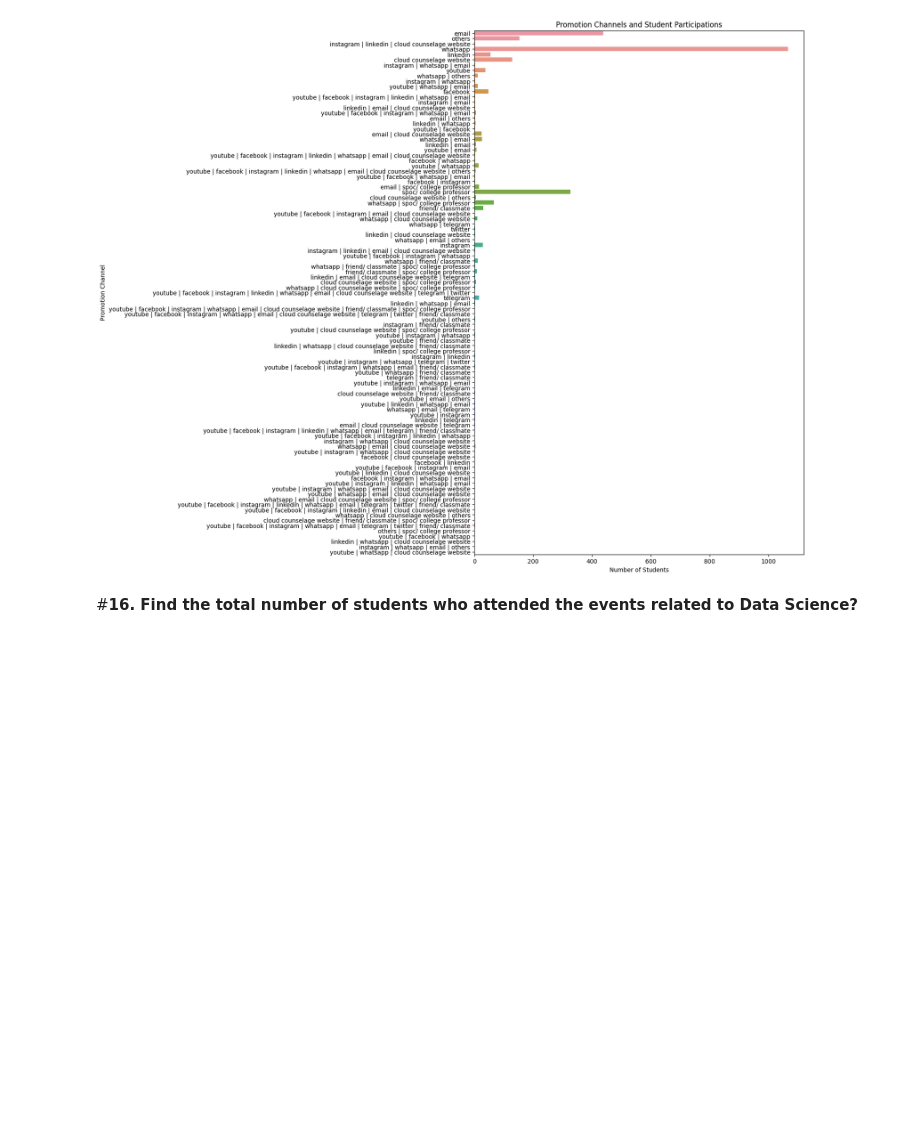
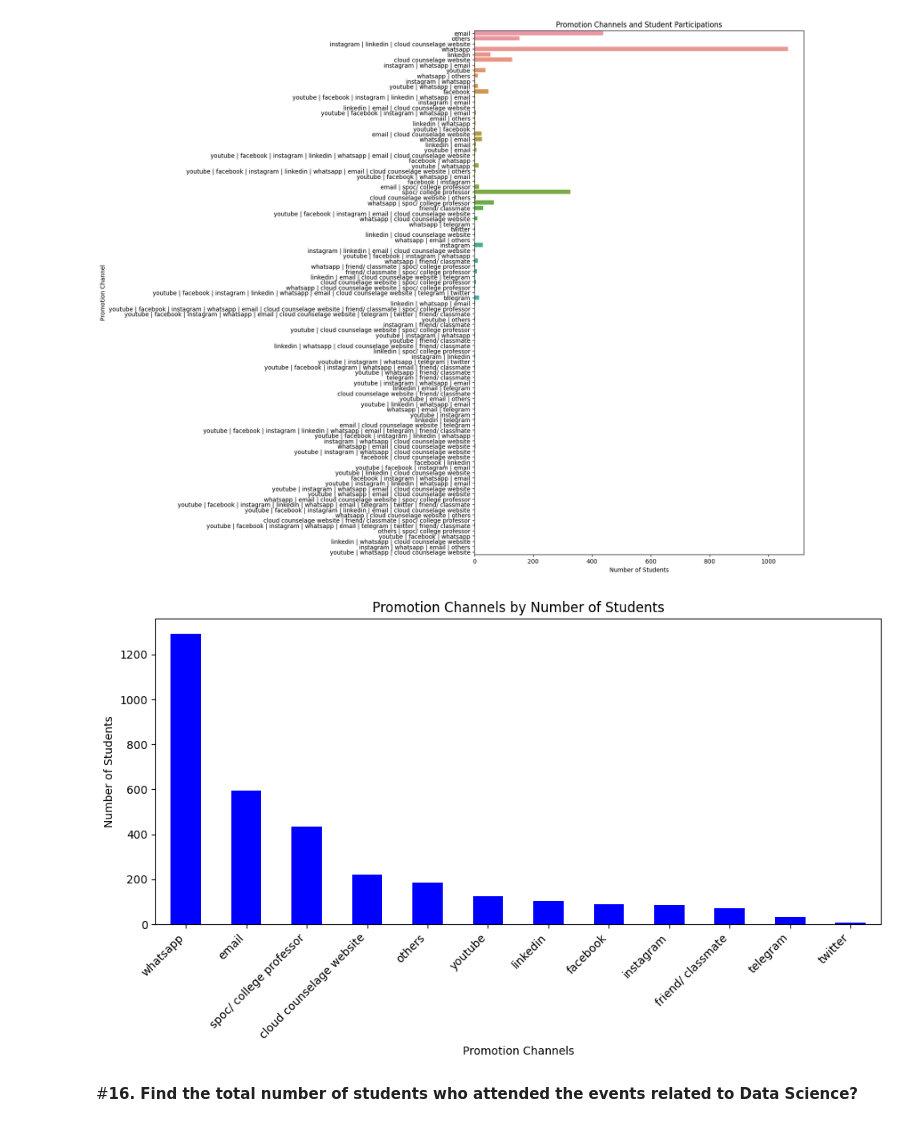
Before and after one commit to sdr999/Analyzing-Student-Attributes-for-Career-Success, a Jupyter notebook: Student_data_analysis_updated.ipynb, the cells around one changed output. Cells and saved outputs as stored; diff of their text form; code cells hidden in the pictures; blank space fills up the shorter version.

```diff
--- a/Student_data_analysis_updated.ipynb
+++ b/Student_data_analysis_updated.ipynb
@@ -323,6 +336,23 @@ plt.ylabel("Promotion Channel")
 plt.show()
 # %% [output]
 [figure]
+# %%
+# Split values in the "How did you come to know about this event?" column and count promotion channels
+column_name = "How did you come to know about this event?"
+promotion_channels = data[column_name].str.split('|', expand=True).stack().str.strip().value_counts()
+#print(promotion_channels)
+# Create a bar plot to visualize promotion channels by number of students
+plt.figure(figsize=(10, 6))
+promotion_channels.plot(kind='bar', color='blue')
+plt.title("Promotion Channels by Number of Students")
+plt.xlabel("Promotion Channels")
+plt.ylabel("Number of Students")
+plt.xticks(rotation=45, ha='right')
+plt.tight_layout()
+
+plt.show()
+# %% [output]
+[figure, added]
 # %% [markdown]
 #**16. Find the total number of students who attended the events related to Data Science?**
 # %%
```
Also changed, not shown: parts of 3 cells of this notebook.
